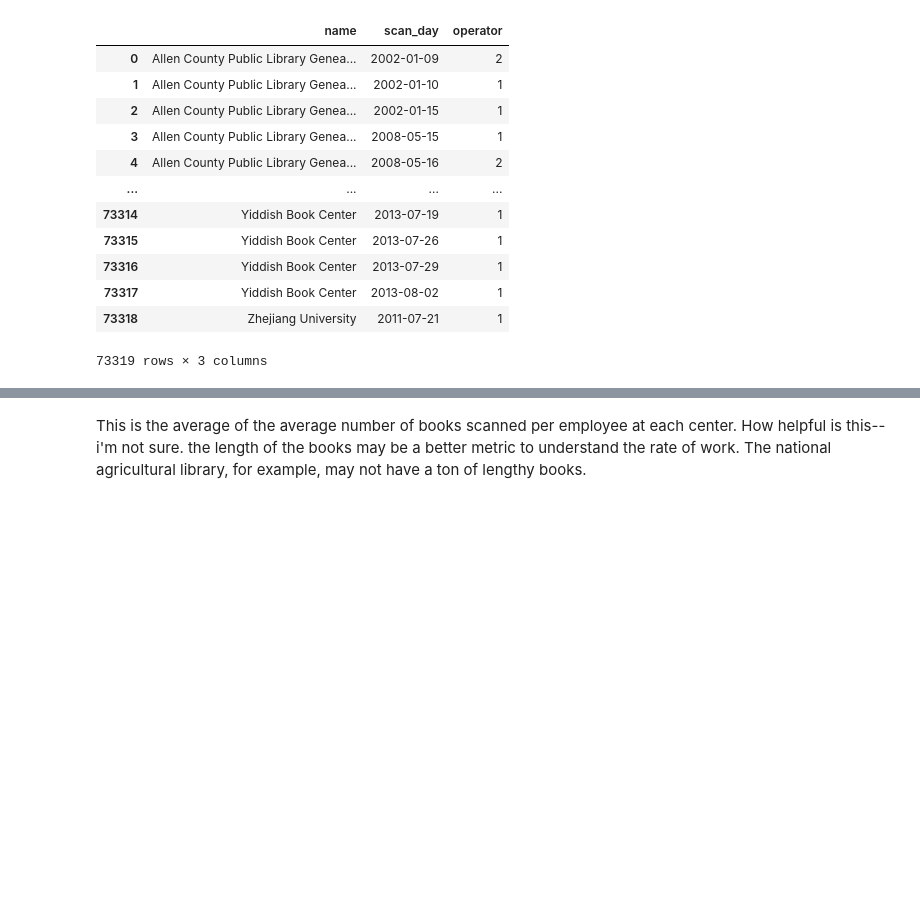
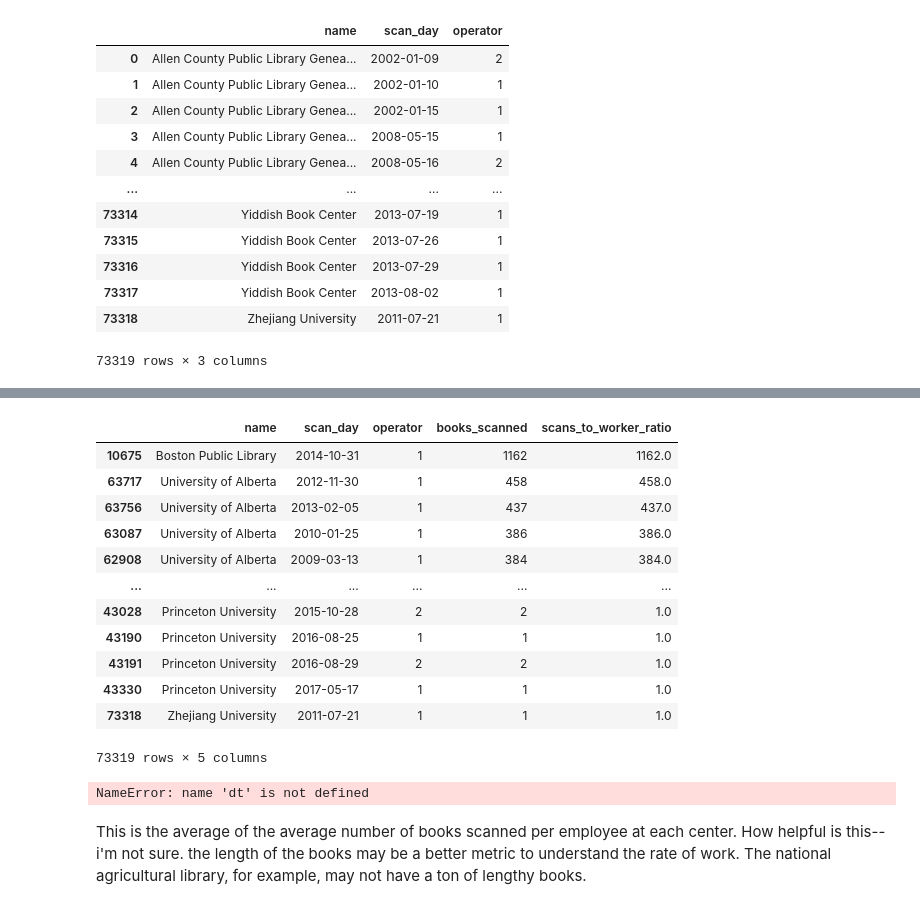
Before and after one commit to ers6/ia_scanning_labor_data, a Jupyter notebook: calculate_stats.ipynb, the cells around one changed output, grey strips where cells are left out. Saved outputs shown, nothing was run; the diff lists cells and outputs as text; code cells hidden in the pictures; blank space fills up the shorter version.

```diff
--- a/calculate_stats.ipynb
+++ b/calculate_stats.ipynb
@@ -370,6 +356,33 @@ books_stats.sort_values(by='books_per_worker', ascending=False)
 books_stats
 
 books_stats.to_csv('/Volumes/Samsung_T5/scanning_labor_in_IA/books_scanned_per_worker_per_day.csv')
+# %%
+books_stats.sort_values(by='scans_to_worker_ratio', ascending=False)
+# %% [output]
+|  | name | scan_day | operator | books_scanned | scans_to_worker_ratio |
+| 10675 | Boston Public Library | 2014-10-31 | 1 | 1162 | 1162.0 |
+| 63717 | University of Alberta | 2012-11-30 | 1 | 458 | 458.0 |
+| 63756 | University of Alberta | 2013-02-05 | 1 | 437 | 437.0 |
+| 63087 | University of Alberta | 2010-01-25 | 1 | 386 | 386.0 |
+| 62908 | University of Alberta | 2009-03-13 | 1 | 384 | 384.0 |
+| ... | ... | ... | ... | ... | ... |
+| 43028 | Princeton University | 2015-10-28 | 2 | 2 | 1.0 |
+| 43190 | Princeton University | 2016-08-25 | 1 | 1 | 1.0 |
+| 43191 | Princeton University | 2016-08-29 | 2 | 2 | 1.0 |
+| 43330 | Princeton University | 2017-05-17 | 1 | 1 | 1.0 |
+| 73318 | Zhejiang University | 2011-07-21 | 1 | 1 | 1.0 |
+73319 rows × 5 columns
+# %%
+# books.loc[(books['name']=='Boston Public Library')]['operator'].unique().tolist()
+# books.loc[(books['name']=='Boston Public Library') & books['operator'] == 'book-creator-script@archive.org']
+
+
+mask = (books['name'] == 'Boston Public Library') & (books['scan_day'] == dt.to_period('2014-10-31'))
+
+
+books[mask]
+# %% [output]
+NameError: name 'dt' is not defined
 # %% [markdown]
 This is the average of the average number of books scanned per employee at each center. How helpful is this-- i'm not sure. the length of the books may be a better metric to understand the rate of work. The national agricultural library, for example, may not have a ton of lengthy books.
 # %% [markdown]
```
Also changed, not shown: parts of 10 cells of this notebook, 1 other file.
